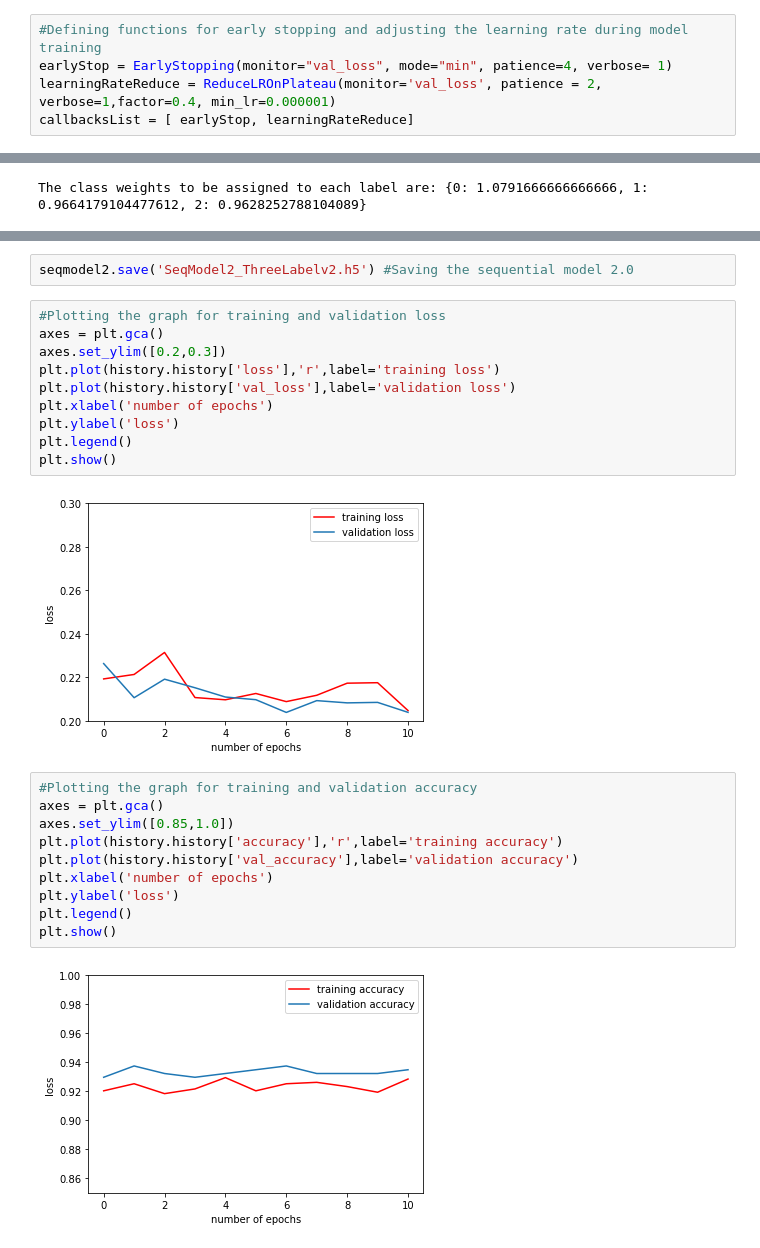
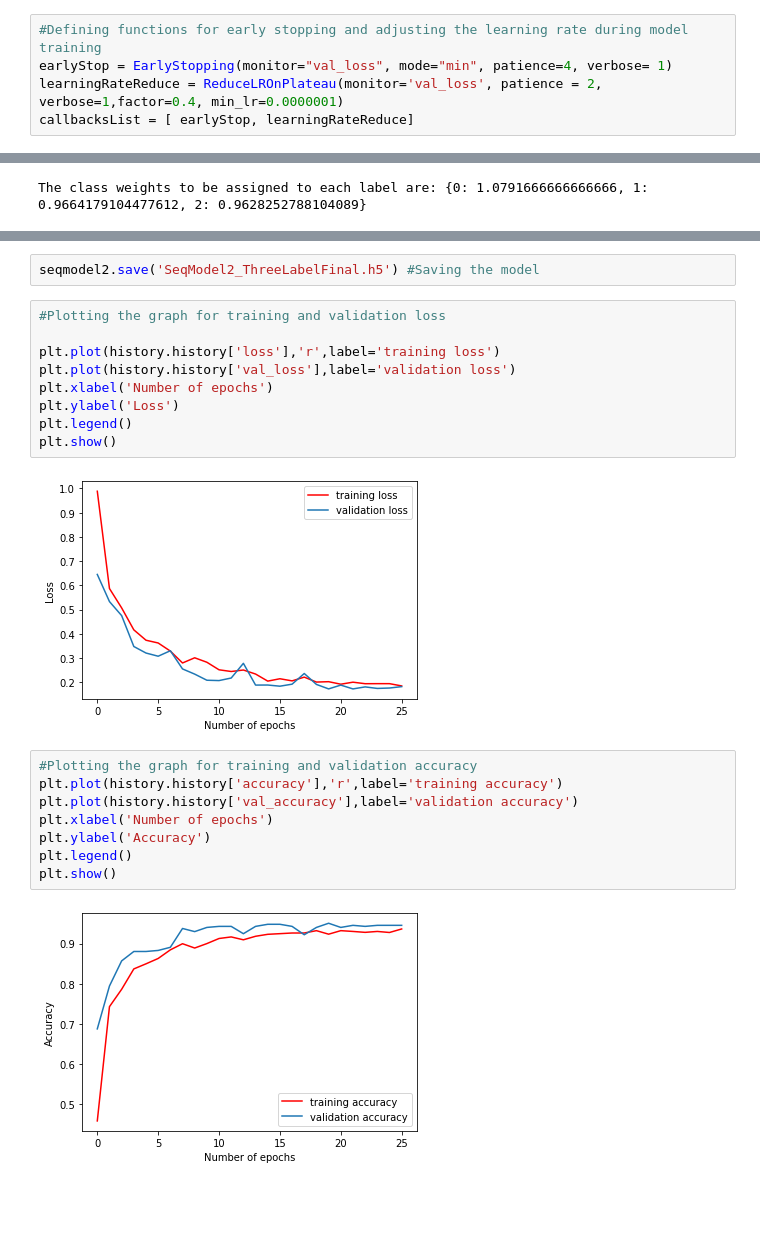
Before and after one commit to amd257/COVID-detection-using-CNNs, a Jupyter notebook: SeqModel2_ThreeLabel_Final.ipynb, the cells around one changed output, grey strips where cells are left out. Drawn from its saved outputs; the diff is of its cells as text; blank space fills up the shorter version.

Commit message:
Final SeqModel2 three label version witrh 93.24% training, 94.53% validation and 93.91% testing accuracy

```diff
--- a/SeqModel2_ThreeLabel_Final.ipynb
+++ b/SeqModel2_ThreeLabel_Final.ipynb
@@ -240,7 +240,7 @@ print(STEP_SIZE_VALID)
 # %%
 #Defining functions for early stopping and adjusting the learning rate during model training
 earlyStop = EarlyStopping(monitor="val_loss", mode="min", patience=4, verbose= 1)
-learningRateReduce = ReduceLROnPlateau(monitor='val_loss', patience = 2, verbose=1,factor=0.4, min_lr=0.000001)
+learningRateReduce = ReduceLROnPlateau(monitor='val_loss', patience = 2, verbose=1,factor=0.4, min_lr=0.0000001)
 callbacksList = [ earlyStop, learningRateReduce]
 # %%
 #Assigning class weights using the compute class weights function
@@ -280,28 +280,25 @@ Epoch 00011: early stopping
 # %%
-seqmodel2.save('SeqModel2_ThreeLabelv2.h5') #Saving the sequential model 2.0
+seqmodel2.save('SeqModel2_ThreeLabelFinal.h5') #Saving the model
 # %%
 #Plotting the graph for training and validation loss
-axes = plt.gca()
-axes.set_ylim([0.2,0.3])
+
 plt.plot(history.history['loss'],'r',label='training loss')
 plt.plot(history.history['val_loss'],label='validation loss')
-plt.xlabel('number of epochs')
-plt.ylabel('loss')
+plt.xlabel('Number of epochs')
+plt.ylabel('Loss')
 plt.legend()
 plt.show()
 # %% [output]
-[figure, old version]
+[figure, new version]
 # %%
 #Plotting the graph for training and validation accuracy
-axes = plt.gca()
-axes.set_ylim([0.85,1.0])
 plt.plot(history.history['accuracy'],'r',label='training accuracy')
 plt.plot(history.history['val_accuracy'],label='validation accuracy')
-plt.xlabel('number of epochs')
-plt.ylabel('loss')
+plt.xlabel('Number of epochs')
+plt.ylabel('Accuracy')
 plt.legend()
 plt.show()
 # %% [output]
-[figure, old version]
+[figure, new version]
 # %%
 testingAccuracy = seqmodel2.evaluate(test_dataset) #Evaluating the model on the testing dataset
```
Also changed, not shown: parts of 6 cells of this notebook.
